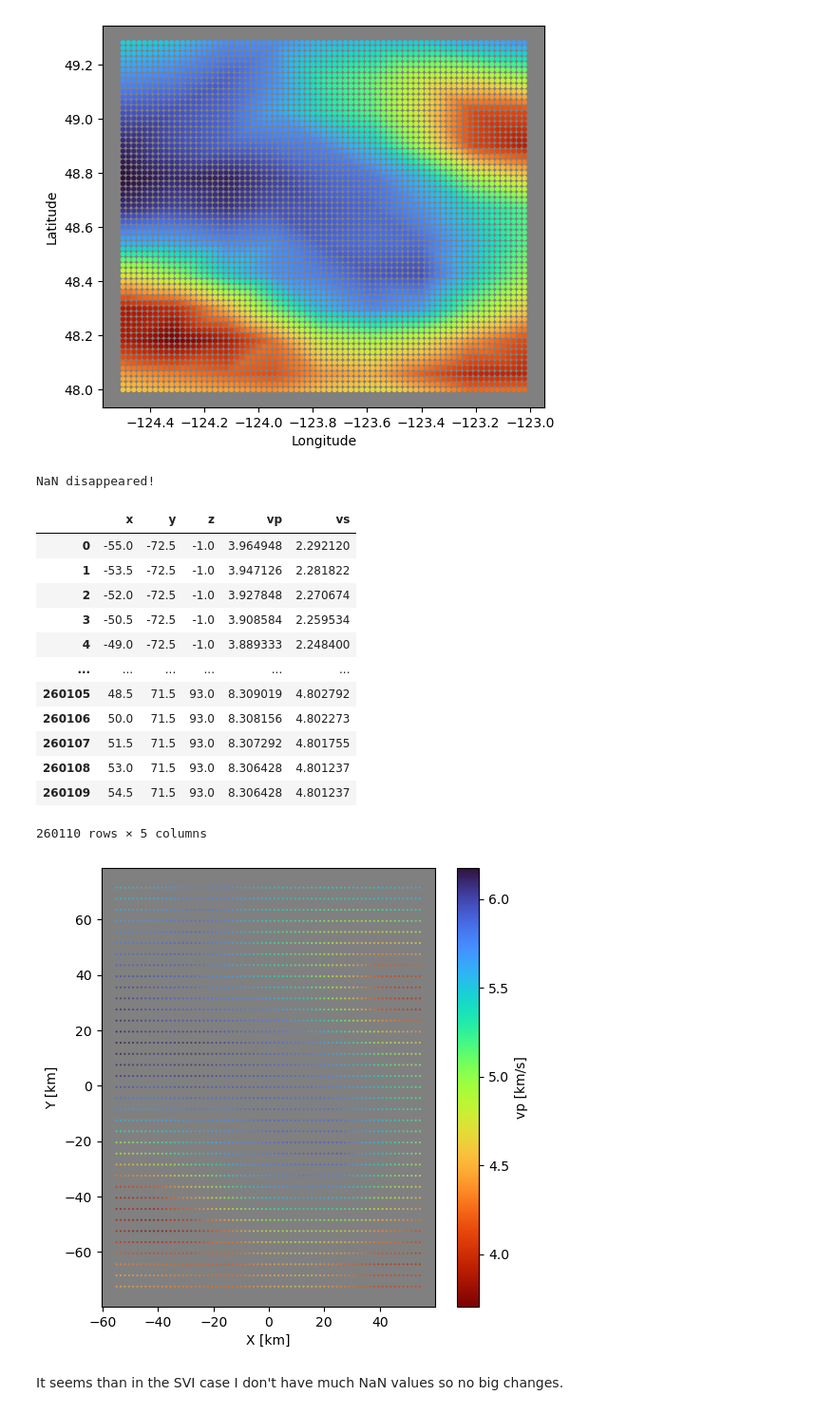
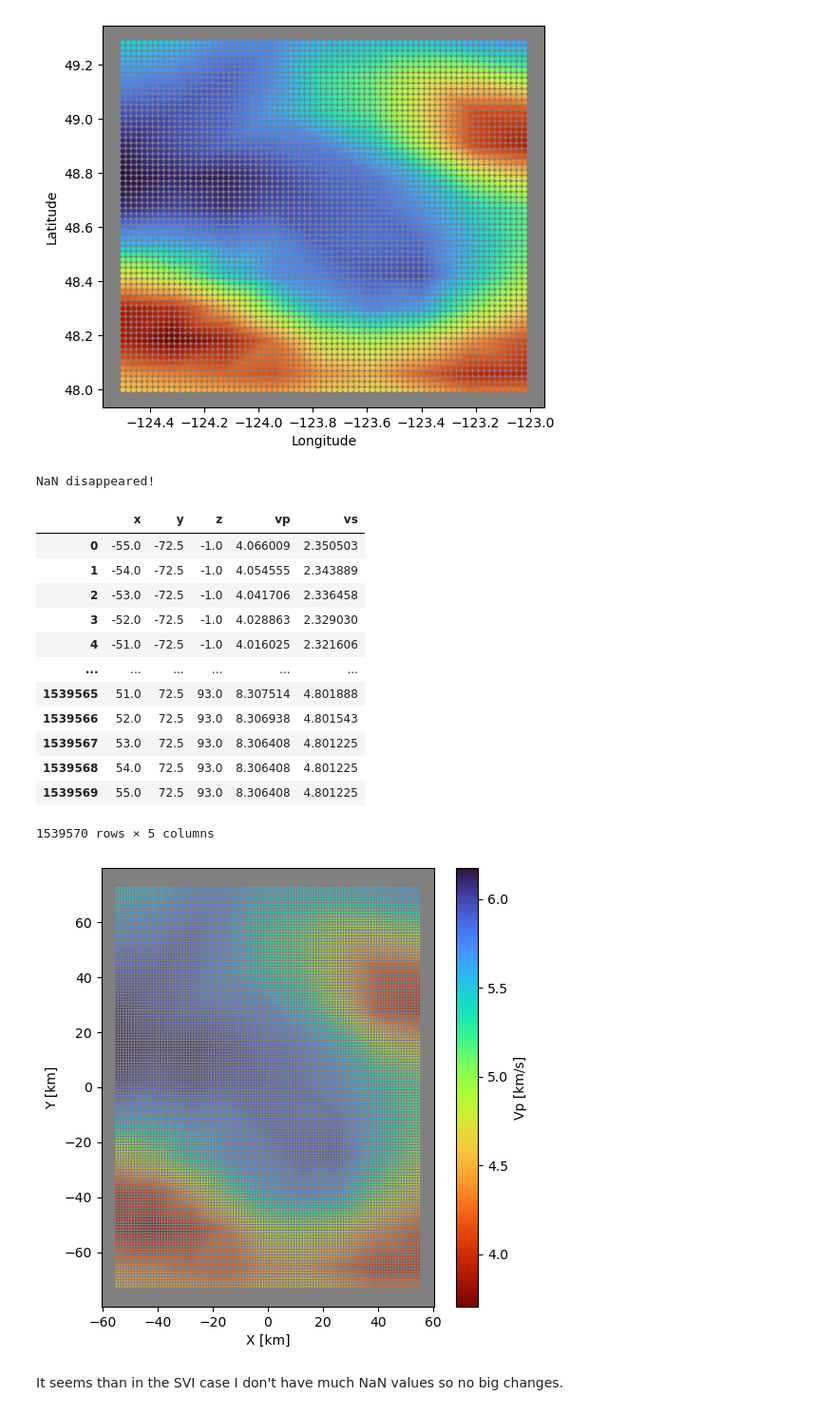
Before and after one commit to papinlois/sw4, a Jupyter notebook: project/NonLinLoc/SimulPS_Vel2Grid.ipynb, the cells around one changed output. Shown at 95% size. Drawn from its saved outputs; the diff is of its cells as text; code cells hidden in the pictures.

```diff
--- a/project/NonLinLoc/SimulPS_Vel2Grid.ipynb
+++ b/project/NonLinLoc/SimulPS_Vel2Grid.ipynb
@@ -119,9 +127,9 @@ olat, olon = poly_param['olat'], poly_param['olon']
 plat1, plat2 = poly_param['plat1'], poly_param['plat2']
 
 # Cartesian grid bounds for velocity model
-xmin, xmax, xsep = poly_param['xmin'], poly_param['xmax'], poly_param['xsep']
-ymin, ymax, ysep = poly_param['ymin'], poly_param['ymax'], poly_param['ysep']
-zmin, zmax, zsep = poly_param['zmin'], poly_param['zmax'], poly_param['zsep']
+xmin, xmax, xstep = poly_param['xmin'], poly_param['xmax'], poly_param['xstep']
+ymin, ymax, ystep = poly_param['ymin'], poly_param['ymax'], poly_param['ystep']
+zmin, zmax, zstep = poly_param['zmin'], poly_param['zmax'], poly_param['zstep']
 # %%
 # Projection setup
 crs1 = CRS.from_proj4("+proj=longlat +ellps=WGS84")
@@ -330,13 +338,14 @@ plt.show()
 # %%
 # Create a grid with Cartesian coordinates
 xgrid, ygrid = np.meshgrid(
-    np.arange(xmin,xmax+xsep/2,xsep),
-    np.arange(ymin,ymax+ysep/2,ysep))
+    np.arange(xmin,xmax+xstep/2,xstep),
+    np.arange(ymin,ymax+ystep/2,ystep))
 
 # Projection in lat/lon of the grid
 lon_grid, lat_grid = iproj.transform(xgrid,ygrid)
 
 # Is the projection good?
-print(lon_grid[0][0],lon_grid[-1][-1])
-print(lat_grid[0][0],lat_grid[-1][-1])
+print(f'Should match approximately {lonMin:.2f}, {lonMax:.2f}, {latMin:.2f}, {latMax:.2f}')
+print(f'{lon_grid[0][0]:.2f},{lon_grid[-1][-1]:.2f}')
+print(f'{lat_grid[0][0]:.2f},{lat_grid[-1][-1]:.2f}')
 # %% [output]
@@ -448,33 +458,33 @@ odf
 # %% [output]
 NaN disappeared!
 |  | x | y | z | vp | vs |
-| 0 | -55.0 | -72.5 | -1.0 | 3.964948 | 2.292120 |
-| 1 | -53.5 | -72.5 | -1.0 | 3.947126 | 2.281822 |
-| 2 | -52.0 | -72.5 | -1.0 | 3.927848 | 2.270674 |
-| 3 | -50.5 | -72.5 | -1.0 | 3.908584 | 2.259534 |
-| 4 | -49.0 | -72.5 | -1.0 | 3.889333 | 2.248400 |
+| 0 | -55.0 | -72.5 | -1.0 | 4.066009 | 2.350503 |
+| 1 | -54.0 | -72.5 | -1.0 | 4.054555 | 2.343889 |
+| 2 | -53.0 | -72.5 | -1.0 | 4.041706 | 2.336458 |
+| 3 | -52.0 | -72.5 | -1.0 | 4.028863 | 2.329030 |
+| 4 | -51.0 | -72.5 | -1.0 | 4.016025 | 2.321606 |
 | ... | ... | ... | ... | ... | ... |
-| 260105 | 48.5 | 71.5 | 93.0 | 8.309019 | 4.802792 |
-| 260106 | 50.0 | 71.5 | 93.0 | 8.308156 | 4.802273 |
-| 260107 | 51.5 | 71.5 | 93.0 | 8.307292 | 4.801755 |
-| 260108 | 53.0 | 71.5 | 93.0 | 8.306428 | 4.801237 |
-| 260109 | 54.5 | 71.5 | 93.0 | 8.306428 | 4.801237 |
+| 1539565 | 51.0 | 72.5 | 93.0 | 8.307514 | 4.801888 |
+| 1539566 | 52.0 | 72.5 | 93.0 | 8.306938 | 4.801543 |
+| 1539567 | 53.0 | 72.5 | 93.0 | 8.306408 | 4.801225 |
+| 1539568 | 54.0 | 72.5 | 93.0 | 8.306408 | 4.801225 |
+| 1539569 | 55.0 | 72.5 | 93.0 | 8.306408 | 4.801225 |
-260110 rows × 5 columns
+1539570 rows × 5 columns
 # %%
 # Plot the results in km
 zdf = odf.groupby("z").get_group(test_depth)
 fig, axi = plt.subplots(figsize=(6,6))
 axi.set_aspect("equal")
 axi.set_facecolor("gray")
 sc = axi.scatter(zdf["x"],zdf["y"],s=0.15,c=zdf["vp"], vmin=vmin, vmax=vmax,
             cmap=plt.cm.turbo_r)
 axi.set_xlabel("X [km]")
 axi.set_ylabel("Y [km]")
 cbar = fig.colorbar(sc, ax=axi)
-cbar.set_label("vp [km/s]")
+cbar.set_label("Vp [km/s]")
 plt.show()
 # %% [output]
-[figure, old version]
+[figure, new version]
 # %% [markdown]
 It seems than in the SVI case I don't have much NaN values so no big changes.
 # %% [markdown]
```
Also changed, not shown: parts of 8 cells of this notebook.
